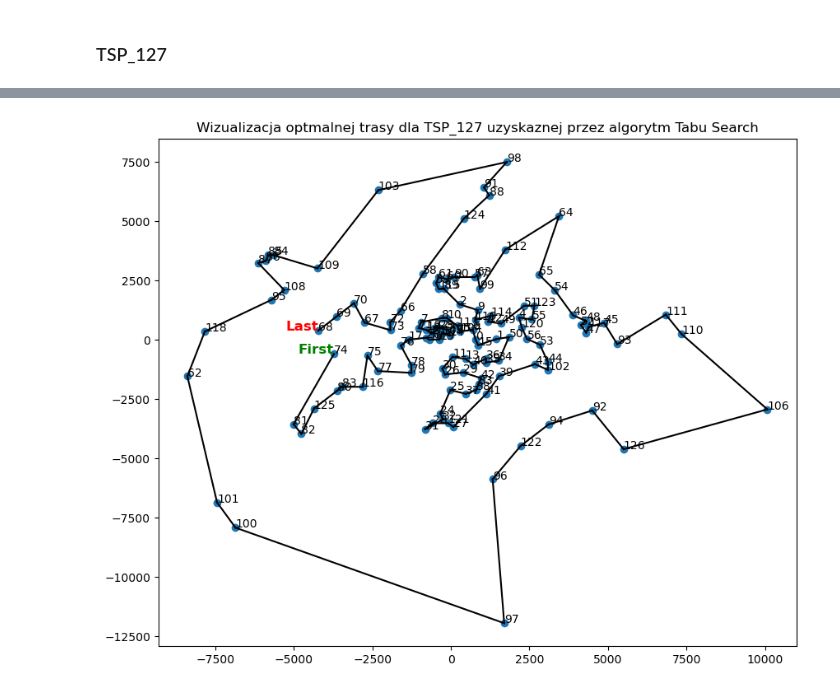
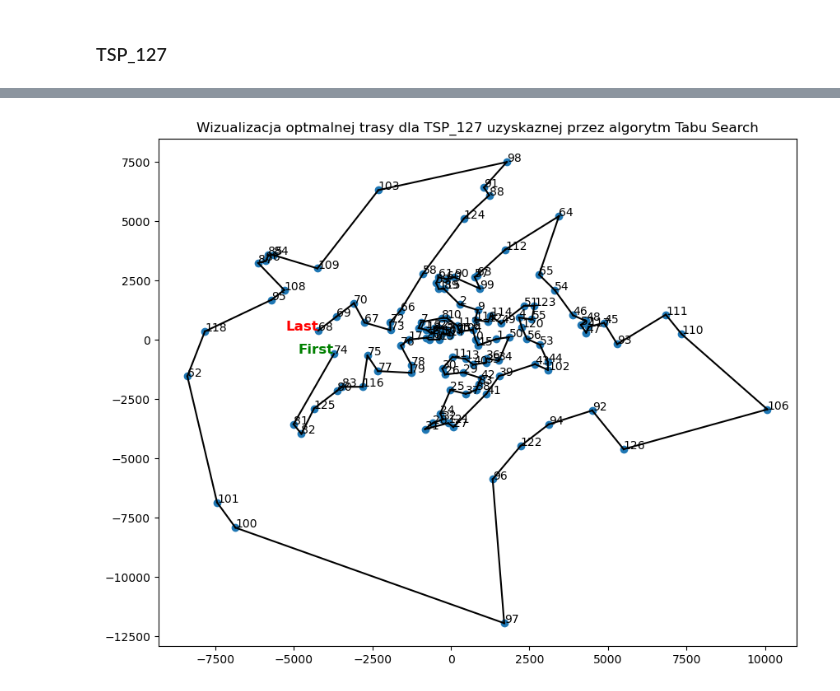
Before and after one commit to Alex4ndro5/ProjektTSP, a Jupyter notebook: Projekt_TSP.ipynb, the cells around one changed output, grey strips where cells are left out. Cells and saved outputs as stored; diff of their text form; code cells hidden in the pictures.

```diff
--- a/Projekt_TSP.ipynb
+++ b/Projekt_TSP.ipynb
@@ -95,0 +89,5 @@ plot_route(route, TSP_76, 'TSP_76')
+# %%
+# Wizualizacja trasyt dla najlepszego rozwiazania TSP_76
+route = [13, 73, 74, 75, 1, 0, 22, 21, 20, 24, 23, 45, 44, 43, 47, 46, 68, 67, 66, 69, 70, 71, 72, 63, 62, 61, 60, 40, 59, 58, 57, 56, 54, 55, 64, 65, 50, 49, 48, 51, 52, 53, 41, 42, 27, 26, 25, 3, 2, 5, 6, 7, 8, 9, 4, 19, 18, 30, 29, 28, 31, 32, 34, 33, 39, 38, 37, 35, 36, 17, 16, 10, 11, 15, 14, 12] # Trasa
+
+plot_route(route, TSP_76, 'TSP_76')
@@ -106,7 +106,7 @@ plot_improvement(values, 'TSP_127')
 # %%
 # Wizualizacja trasyt dla najlepszego rozwiazania TSP_127
-route = [74, 81, 82, 125, 80, 83, 116, 75, 77, 79, 78, 76, 17, 20, 16, 19, 107, 14, 105, 5, 23, 22, 3, 21, 18, 71, 7, 8, 10, 113, 104, 6, 0, 15, 1, 50, 34, 35, 36, 40, 13, 11, 30, 26, 29, 42, 33, 38, 37, 25, 24, 32, 31, 28, 121, 27, 41, 39, 43, 102, 44, 53, 56, 120, 4, 55, 123, 51, 49, 12, 114, 119, 9, 2, 89, 115, 59, 61, 60, 90, 57, 63, 99, 112, 64, 65, 54, 46, 48, 52, 47, 117, 45, 93, 111, 110, 106, 126, 92, 94, 122, 96, 97, 100, 101, 62, 118, 95, 108, 87, 86, 85, 84, 109, 103, 98, 91, 88, 124, 58, 66, 72, 73, 67, 70, 69, 68] # Trasa
+route = [74, 81, 82, 125, 80, 83, 116, 75, 77, 79, 78, 76, 17, 20, 16, 19, 107, 14, 105, 5, 23, 22, 3, 21, 18, 71, 7, 8, 10, 113, 104, 6, 0, 15, 1, 50, 34, 36, 35, 40, 13, 11, 30, 26, 29, 42, 33, 38, 37, 25, 24, 32, 28, 31, 121, 27, 41, 39, 43, 102, 44, 53, 56, 120, 4, 55, 123, 51, 49, 114, 12, 119, 9, 2, 89, 115, 59, 61, 60, 90, 99, 57, 63, 112, 64, 65, 54, 46, 48, 52, 47, 117, 45, 93, 111, 110, 106, 126, 92, 94, 122, 96, 97, 100, 101, 62, 118, 95, 108, 87, 86, 85, 84, 109, 103, 98, 91, 88, 124, 58, 66, 72, 73, 67, 70, 69, 68] # Trasa
 
 plot_route(route, TSP_127, 'TSP_127')
 # %% [output]
-[figure, old version]
+[figure, new version]
```
Also changed, not shown: parts of 4 cells of this notebook, 2 other files.
